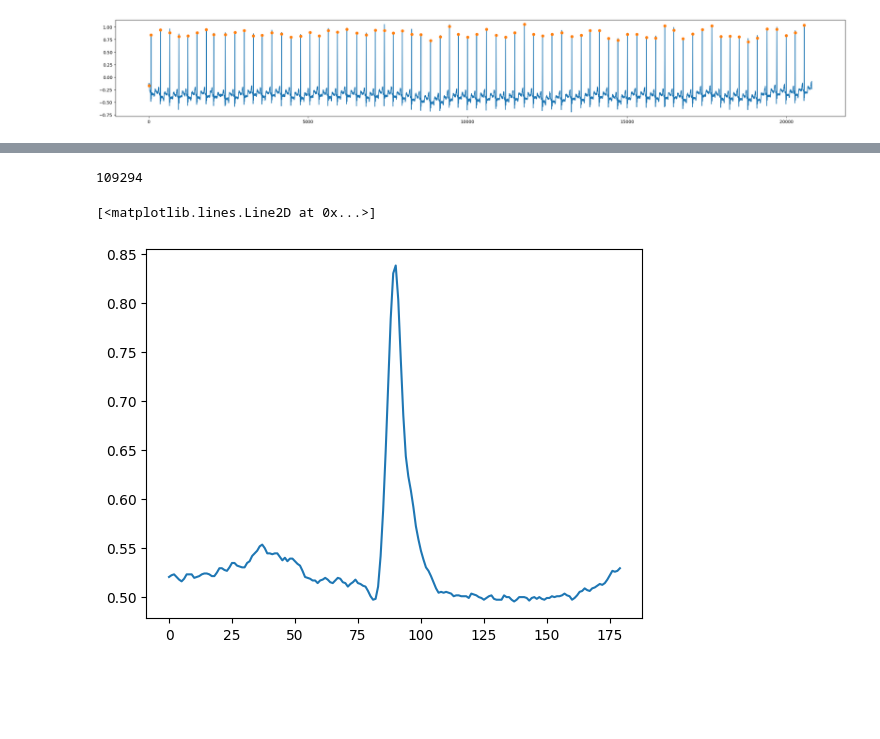
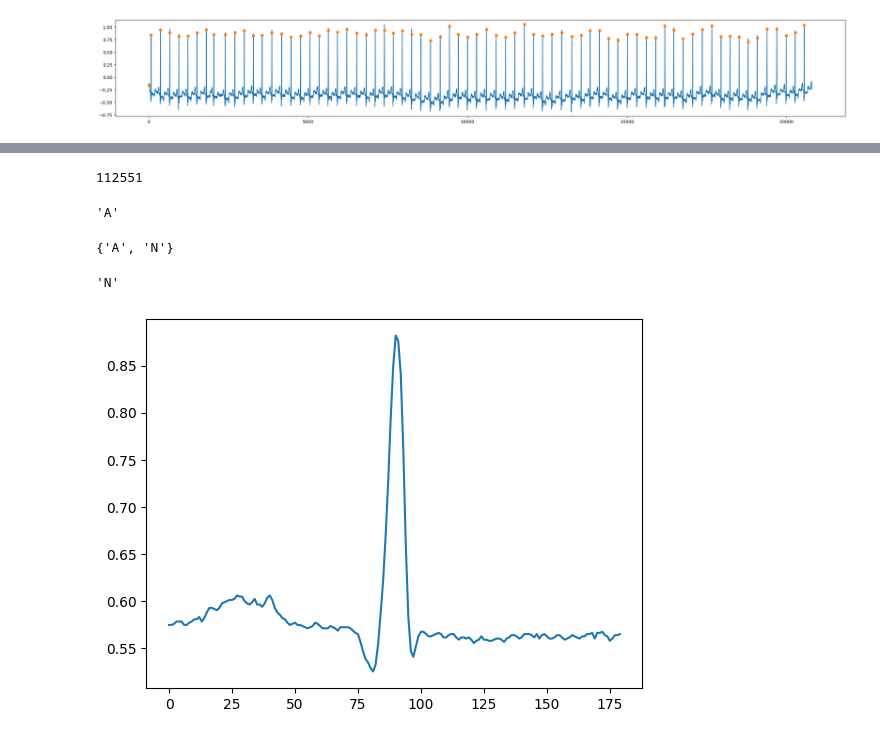
Before and after one commit to sjjtu/MAthesis, a Jupyter notebook: code/explore_mitbih.ipynb, the cells around one changed output, grey strips where cells are left out. Cells and saved outputs as stored; diff of their text form; code cells hidden in the pictures; blank space fills up the shorter version.

```diff
--- a/code/explore_mitbih.ipynb
+++ b/code/explore_mitbih.ipynb
@@ -116,6 +117,7 @@ plt.plot(ann.sample[ann.sample<20800], record.p_signal[ann.sample[ann.sample<208
 [figure]
 # %%
 df = []
+ann_list = []
 window_size = 180 #seems to be common roughly 1 heartbeat
 for pat_id in patients:
     print('record number', pat_id)
@@ -127,10 +129,17 @@ for pat_id in patients:
     qrs.detect()
     peaks = qrs.qrs_inds
 
+    for i, ann_idx in enumerate(ann.sample[1:-1]):
+        start,end = ann_idx-window_size//2, ann_idx+window_size//2
+        df.append(list(lm[start:end]))
+        beat_type = "A" if ann.symbol[i+1] != "N" else "N"
 
-    for i, peak in enumerate(peaks[1:-1]):
-        start,end = peak-window_size//2, peak+window_size//2
-        df.append(list(lm[start:end]))
+        ann_list.append(beat_type)
+
+
+    # for i, peak in enumerate(peaks[1:-1]):
+    #     start,end = peak-window_size//2, peak+window_size//2
+    #     df.append(list(lm[start:end]))
 # %% [output]
 record number 100
 Learning initial signal parameters...
@@ -152,9 +161,18 @@ QRS detection complete.
 # %%
 len(df)
 # %% [output]
-109294
+112551
+# %%
+ann_list[7]
+# %% [output]
+'A'
+# %%
+set(ann_list)
+# %% [output]
+{'A', 'N'}
 # %%
-plt.plot(df[2930])
+plt.plot(df[6])
+ann_list[6]
 # %% [output]
-[<matplotlib.lines.Line2D at 0x...>]
+'N'
-[figure, old version]
+[figure, new version]
```
Also changed, not shown: parts of 7 cells of this notebook, 2 other files.
